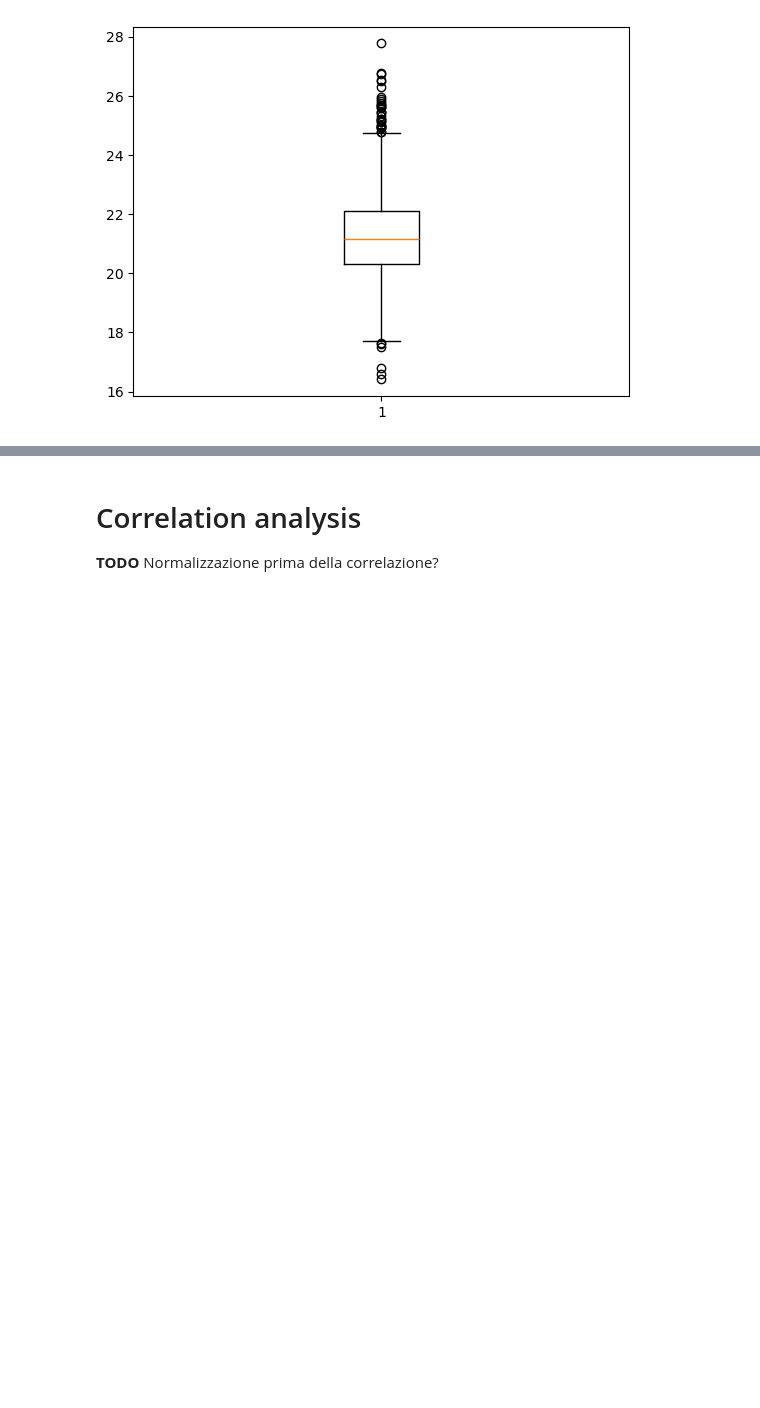
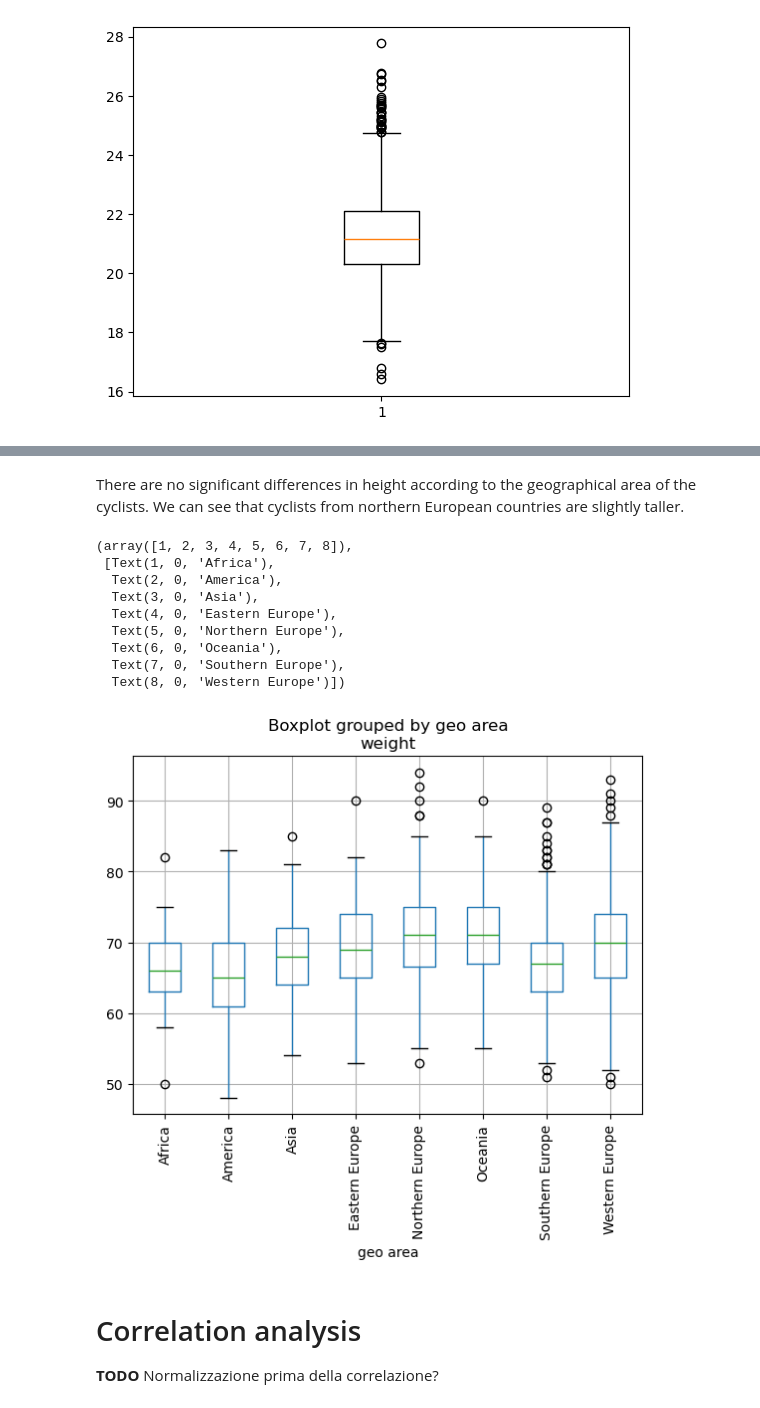
Before and after one commit to luca-rizzo/dm-2024-project, a Jupyter notebook: notebook/data_understanding_cyclists.ipynb, the cells around one changed output, grey strips where cells are left out. Saved outputs shown, nothing was run; the diff lists cells and outputs as text; code cells hidden in the pictures; blank space fills up the shorter version.

```diff
--- a/notebook/data_understanding_cyclists.ipynb
+++ b/notebook/data_understanding_cyclists.ipynb
@@ -632,3 +711,19 @@ Outliers: [26.75, 24.96, 27.77, 24.9, 25.45, 16.41, 17.62, 16.79, 17.51, 17.63,
+# %% [markdown]
+There are no significant differences in height according to the geographical area of the cyclists. We can see that cyclists from northern European countries are slightly taller.
+# %%
+cyclists.boxplot(column='weight', by='geo area')
+plt.xticks(rotation=90)
+# %% [output]
+(array([1, 2, 3, 4, 5, 6, 7, 8]),
+ [Text(1, 0, 'Africa'),
+  Text(2, 0, 'America'),
+  Text(3, 0, 'Asia'),
+  Text(4, 0, 'Eastern Europe'),
+  Text(5, 0, 'Northern Europe'),
+  Text(6, 0, 'Oceania'),
+  Text(7, 0, 'Southern Europe'),
+  Text(8, 0, 'Western Europe')])
+[figure, added]
 # %% [markdown]
 # Correlation analysis
 **TODO** Normalizzazione prima della correlazione?
```
Also changed, not shown: parts of 90 cells of this notebook.
